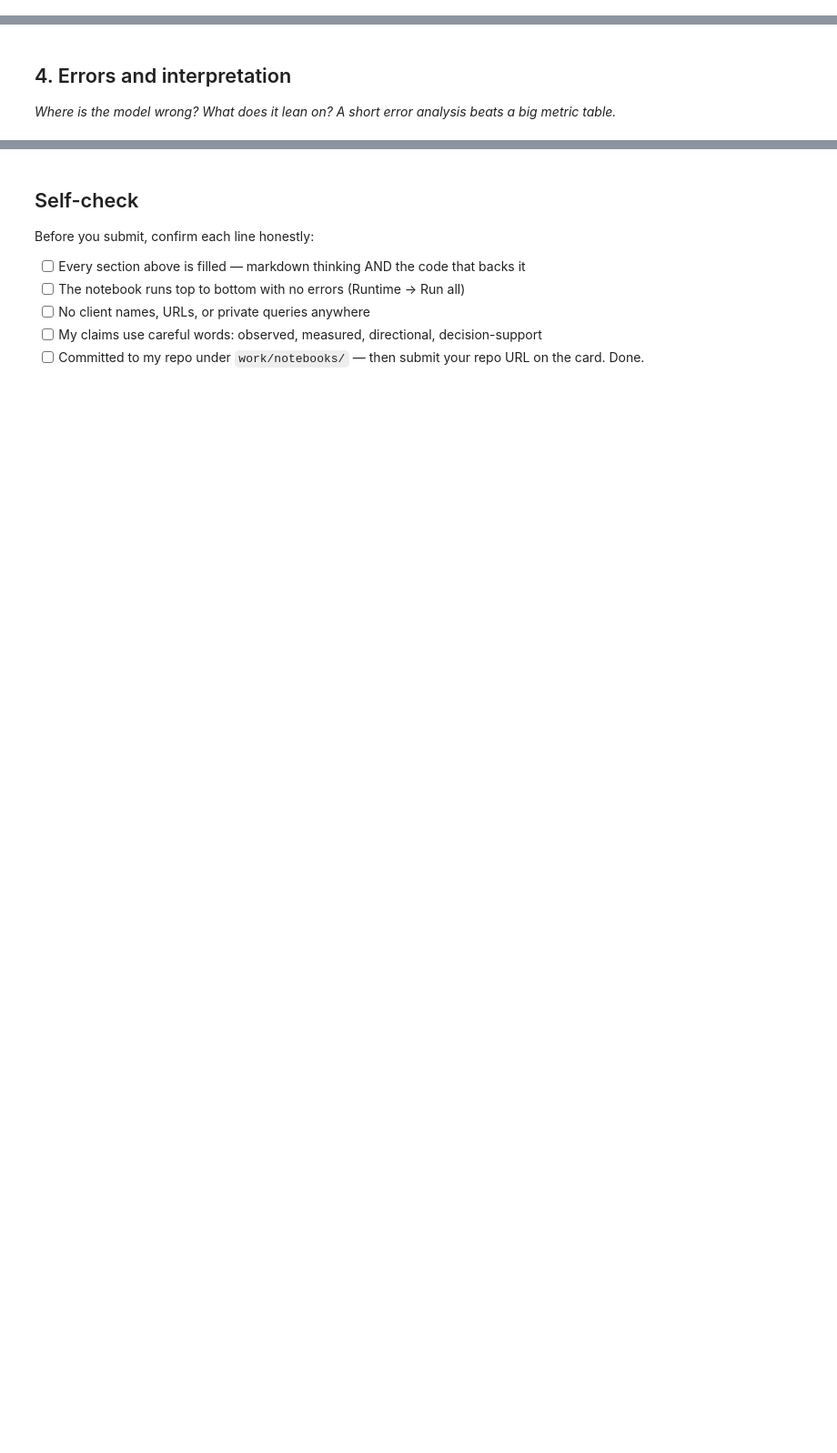
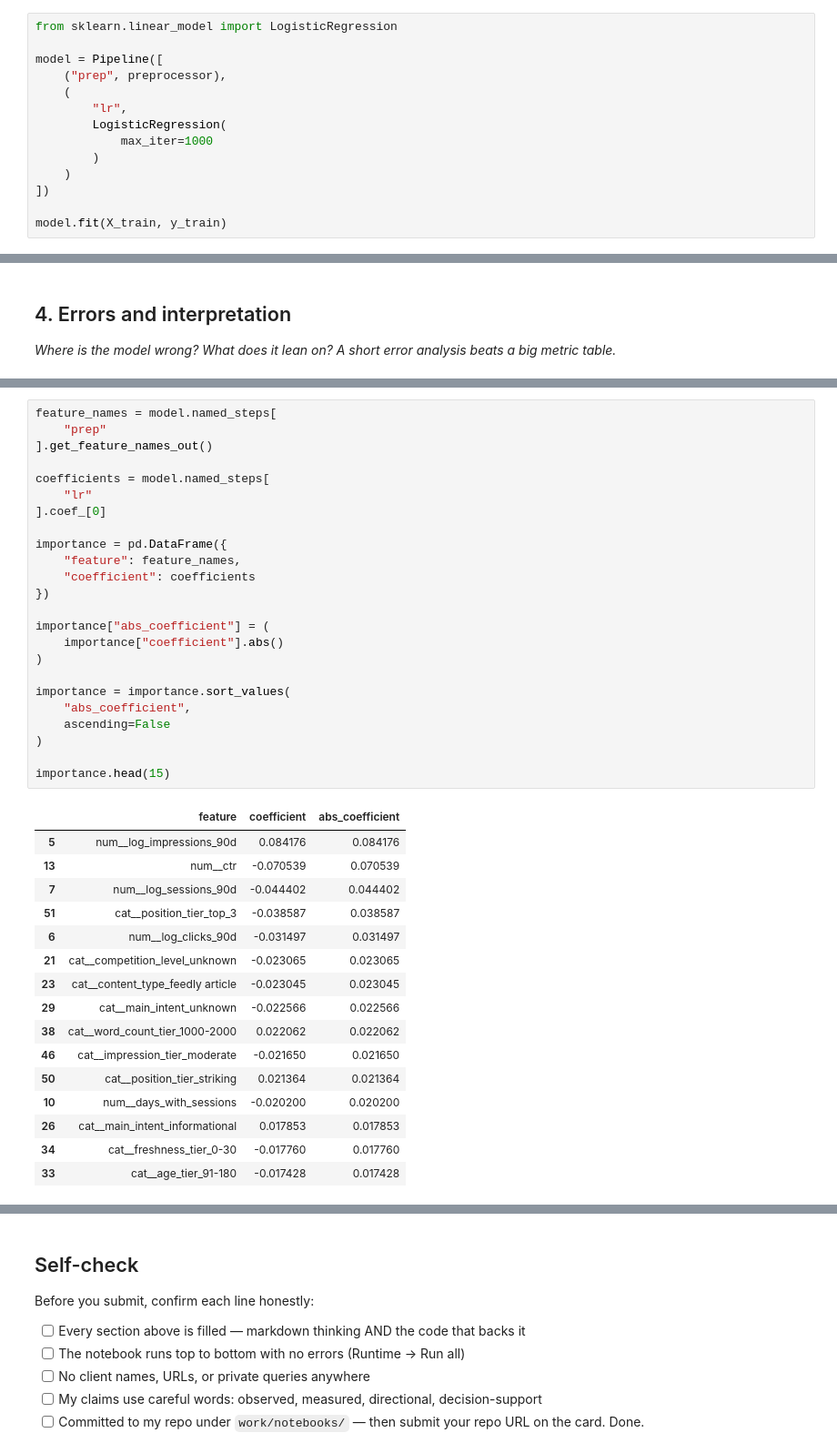
Before and after one commit to mansi-cs/flyrank-ml-internship, a Jupyter notebook: work/notebooks/w05_model.ipynb, the cells around one changed output, grey strips where cells are left out. Shown at 91% size. Drawn from its saved outputs; the diff is of its cells as text; blank space fills up the shorter version.

```diff
--- a/work/notebooks/w05_model.ipynb
+++ b/work/notebooks/w05_model.ipynb
@@ -129,0 +144,14 @@ model = Pipeline([
+# %%
+from sklearn.linear_model import LogisticRegression
+
+model = Pipeline([
+    ("prep", preprocessor),
+    (
+        "lr",
+        LogisticRegression(
+            max_iter=1000
+        )
+    )
+])
+
+model.fit(X_train, y_train)
@@ -200,0 +363,41 @@ NotFittedError: Pipeline is not fitted yet.
+# %%
+feature_names = model.named_steps[
+    "prep"
+].get_feature_names_out()
+
+coefficients = model.named_steps[
+    "lr"
+].coef_[0]
+
+importance = pd.DataFrame({
+    "feature": feature_names,
+    "coefficient": coefficients
+})
+
+importance["abs_coefficient"] = (
+    importance["coefficient"].abs()
+)
+
+importance = importance.sort_values(
+    "abs_coefficient",
+    ascending=False
+)
+
+importance.head(15)
+# %% [output]
+|  | feature | coefficient | abs_coefficient |
+| 5 | num__log_impressions_90d | 0.084176 | 0.084176 |
+| 13 | num__ctr | -0.070539 | 0.070539 |
+| 7 | num__log_sessions_90d | -0.044402 | 0.044402 |
+| 51 | cat__position_tier_top_3 | -0.038587 | 0.038587 |
+| 6 | num__log_clicks_90d | -0.031497 | 0.031497 |
+| 21 | cat__competition_level_unknown | -0.023065 | 0.023065 |
+| 23 | cat__content_type_feedly article | -0.023045 | 0.023045 |
+| 29 | cat__main_intent_unknown | -0.022566 | 0.022566 |
+| 38 | cat__word_count_tier_1000-2000 | 0.022062 | 0.022062 |
+| 46 | cat__impression_tier_moderate | -0.021650 | 0.021650 |
+| 50 | cat__position_tier_striking | 0.021364 | 0.021364 |
+| 10 | num__days_with_sessions | -0.020200 | 0.020200 |
+| 26 | cat__main_intent_informational | 0.017853 | 0.017853 |
+| 34 | cat__freshness_tier_0-30 | -0.017760 | 0.017760 |
+| 33 | cat__age_tier_91-180 | -0.017428 | 0.017428 |
```
Also changed, not shown: parts of 20 cells of this notebook.
